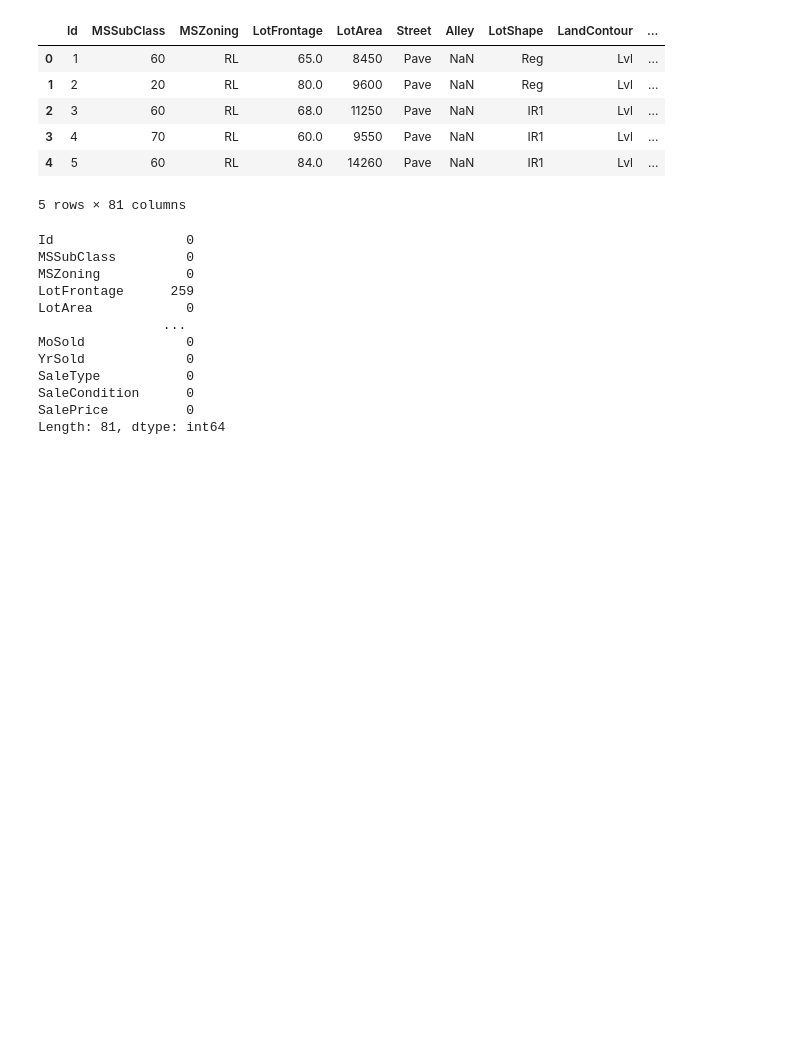
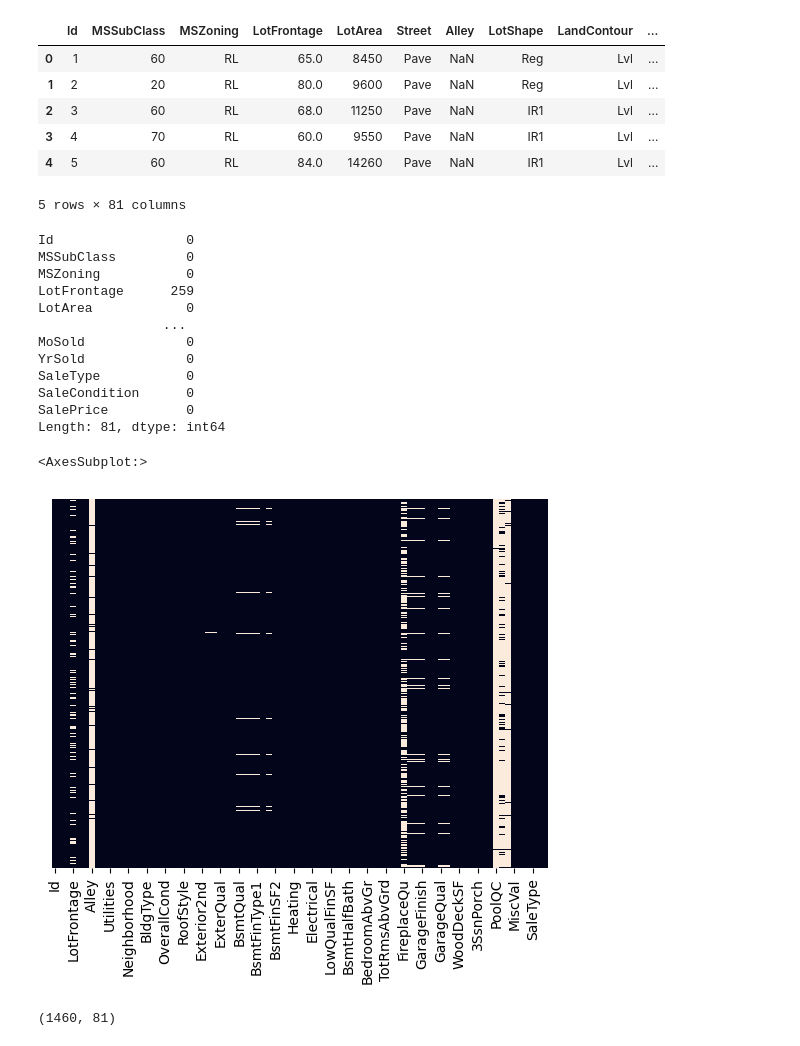
Before and after one commit to codelahiru/multipara-jupyter-notebook, a Jupyter notebook: Kaggle_Projects/House-Prices/house-prices-v0.ipynb, the cells around one changed output. Drawn from its saved outputs; the diff is of its cells as text; code cells hidden in the pictures; blank space fills up the shorter version.

```diff
--- a/Kaggle_Projects/House-Prices/house-prices-v0.ipynb
+++ b/Kaggle_Projects/House-Prices/house-prices-v0.ipynb
@@ -32,3 +32,12 @@ SaleType           0
 SaleCondition      0
 SalePrice          0
 Length: 81, dtype: int64
+# %%
+sns.heatmap(df.isnull(),yticklabels=False, cbar=False)
+# %% [output]
+<AxesSubplot:>
+[figure, added]
+# %%
+df.shape
+# %% [output]
+(1460, 81)
```
Also changed, not shown: parts of 2 cells of this notebook.
